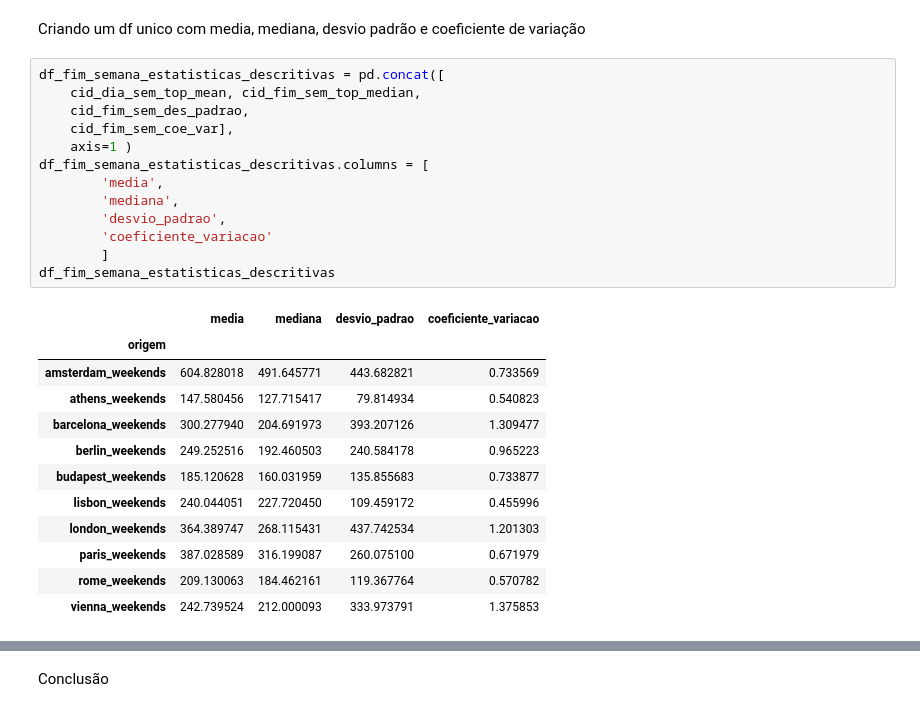
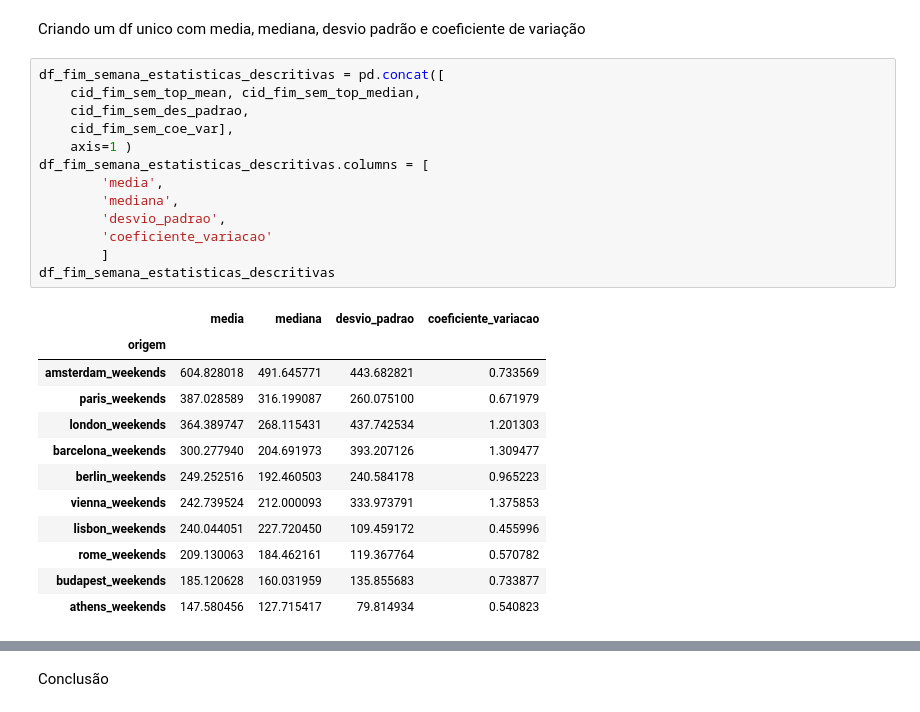
Before and after one commit to walleceoli/airbnb-europe-insights-, a Jupyter notebook: analise.ipynb, the cells around one changed output, grey strips where cells are left out. Drawn from its saved outputs; the diff is of its cells as text.

```diff
--- a/analise.ipynb
+++ b/analise.ipynb
@@ -832,27 +835,27 @@ cid_fim_sem_coe_var
 Criando um df unico com media, mediana, desvio padrão e coeficiente de variação
 # %%
 df_fim_semana_estatisticas_descritivas = pd.concat([
-    cid_dia_sem_top_mean, cid_fim_sem_top_median,
+    cid_fim_sem_top_mean, cid_fim_sem_top_median,
     cid_fim_sem_des_padrao,
     cid_fim_sem_coe_var],
     axis=1 )
 df_fim_semana_estatisticas_descritivas.columns = [
         'media',
         'mediana',
         'desvio_padrao',
         'coeficiente_variacao'
         ]
 df_fim_semana_estatisticas_descritivas
 # %% [output]
 |  | media | mediana | desvio_padrao | coeficiente_variacao |
 | origem |  |  |  |  |
 | amsterdam_weekends | 604.828018 | 491.645771 | 443.682821 | 0.733569 |
-| athens_weekends | 147.580456 | 127.715417 | 79.814934 | 0.540823 |
+| paris_weekends | 387.028589 | 316.199087 | 260.075100 | 0.671979 |
+| london_weekends | 364.389747 | 268.115431 | 437.742534 | 1.201303 |
 | barcelona_weekends | 300.277940 | 204.691973 | 393.207126 | 1.309477 |
 | berlin_weekends | 249.252516 | 192.460503 | 240.584178 | 0.965223 |
+| vienna_weekends | 242.739524 | 212.000093 | 333.973791 | 1.375853 |
+| lisbon_weekends | 240.044051 | 227.720450 | 109.459172 | 0.455996 |
+| rome_weekends | 209.130063 | 184.462161 | 119.367764 | 0.570782 |
 | budapest_weekends | 185.120628 | 160.031959 | 135.855683 | 0.733877 |
-| lisbon_weekends | 240.044051 | 227.720450 | 109.459172 | 0.455996 |
-| london_weekends | 364.389747 | 268.115431 | 437.742534 | 1.201303 |
-| paris_weekends | 387.028589 | 316.199087 | 260.075100 | 0.671979 |
-| rome_weekends | 209.130063 | 184.462161 | 119.367764 | 0.570782 |
-| vienna_weekends | 242.739524 | 212.000093 | 333.973791 | 1.375853 |
+| athens_weekends | 147.580456 | 127.715417 | 79.814934 | 0.540823 |
```
Also changed, not shown: parts of 23 cells of this notebook.
